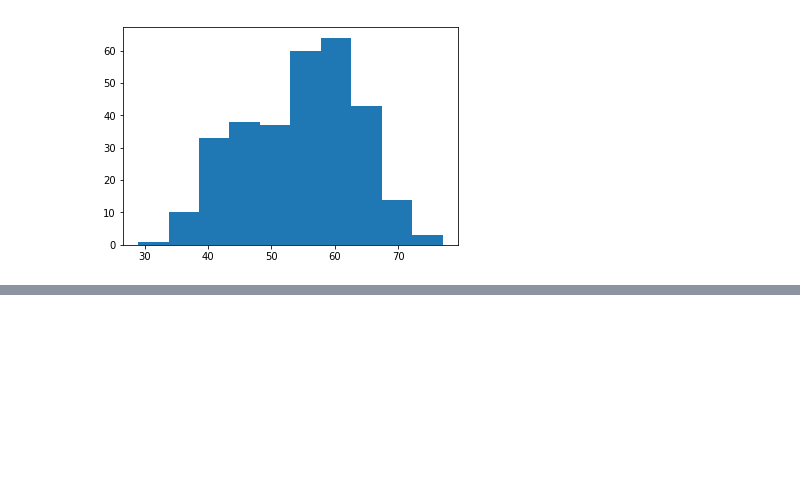
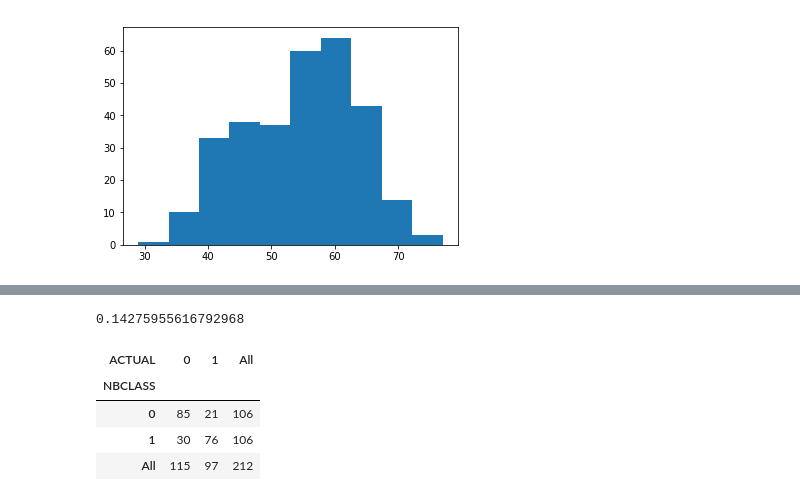
Before and after one commit to blubeck7/heart_disease, a Jupyter notebook: heart_disease.ipynb, the cells around one changed output, grey strips where cells are left out. Saved outputs shown, nothing was run; the diff lists cells and outputs as text; code cells hidden in the pictures; blank space fills up the shorter version.

```diff
--- a/heart_disease.ipynb
+++ b/heart_disease.ipynb
@@ -219,0 +320,39 @@ plt.show()
+# %%
+#### Output statistics and graphs
+#Save number of true positives, false negatives, false positives and true negatives
+#Accuracy, Precision, Recall, F-score, true positive rate, false positive rate, mutual information
+#Create ROC curve
+
+from sklearn import metrics
+
+#Naive Bayes
+model = "NBCLASS"
+nb_stats = pd.DataFrame(columns = ["THRESHOLD","ACCURACY","PRECISION","RECALL","FSCORE","TPRATE","FPRATE","MI"], dtype = np.float_)
+for threshold in thresholds:
+    rows = (train_classes_out.loc[:,"THRESHOLD"] == threshold)
+    act = train_classes_out.loc[rows,"ACTUAL"]
+    pred = train_classes_out.loc[rows,model]
+    tot = act.shape[0]
+    tp = sum((act == 1) & (pred == 1))
+    fp = sum((act == 0) & (pred == 1))
+    fn = sum((act == 1) & (pred == 0))
+    tn = sum((act == 0) & (pred == 0))
+    acc = (tp + tn)/tot
+    if tp + fp == 0:
+        pre = np.nan
+    else:
+        pre = tp/(tp + fp)
+
+    tpr = rec = tp/(tp + fn)
+    fsc = (2 * pre * rec)/(pre + rec)
+    fpr = fp/(fp + tn)
+    mi = metrics.mutual_info_score(act, pred)
+
+    nb_stats = nb_stats.append({"THRESHOLD": threshold,
+                     "ACCURACY": acc,
+                     "PRECISION": pre,
+                     "RECALL": rec,
+                     "FSCORE": fsc,
+                     "TPRATE": tpr,
+                     "FPRATE": fpr,
+                     "MI": mi}, ignore_index = True)
@@ -219,0 +374,14 @@ plt.show()
+# %%
+p00 = 85/212; p01 = 21/212; p10 = 30/212; p11 = 76/212;
+p_0 = 115/212; p_1 = 97/212; p0_ = 106/212; p1_ = 106/212;
+p00 * np.log(p00/(p_0 * p0_)) + p01 * np.log(p01/(p0_ * p_1)) + p10 * np.log(p10/(p_0 * p1_)) + p11 * np.log(p11/(p_1 * p1_))
+# %% [output]
+0.14275955616792968
+# %%
+pd.crosstab(pred,act, margins = True)
+# %% [output]
+| ACTUAL | 0 | 1 | All |
+| NBCLASS |  |  |  |
+| 0 | 85 | 21 | 106 |
+| 1 | 30 | 76 | 106 |
+| All | 115 | 97 | 212 |
```
Also changed, not shown: parts of 23 cells of this notebook.
